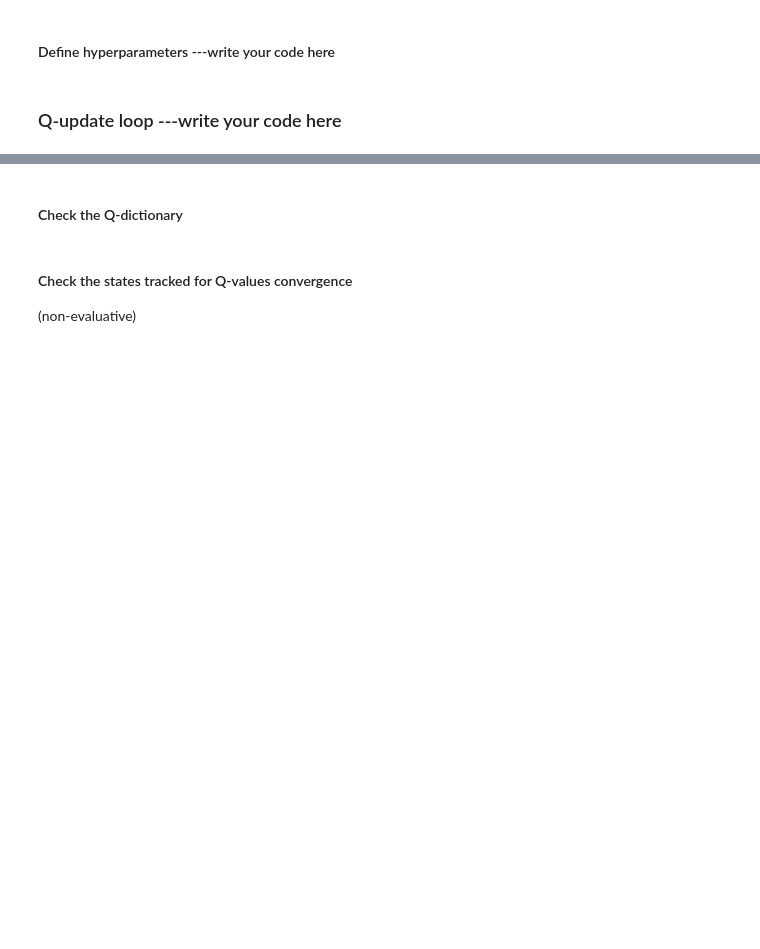
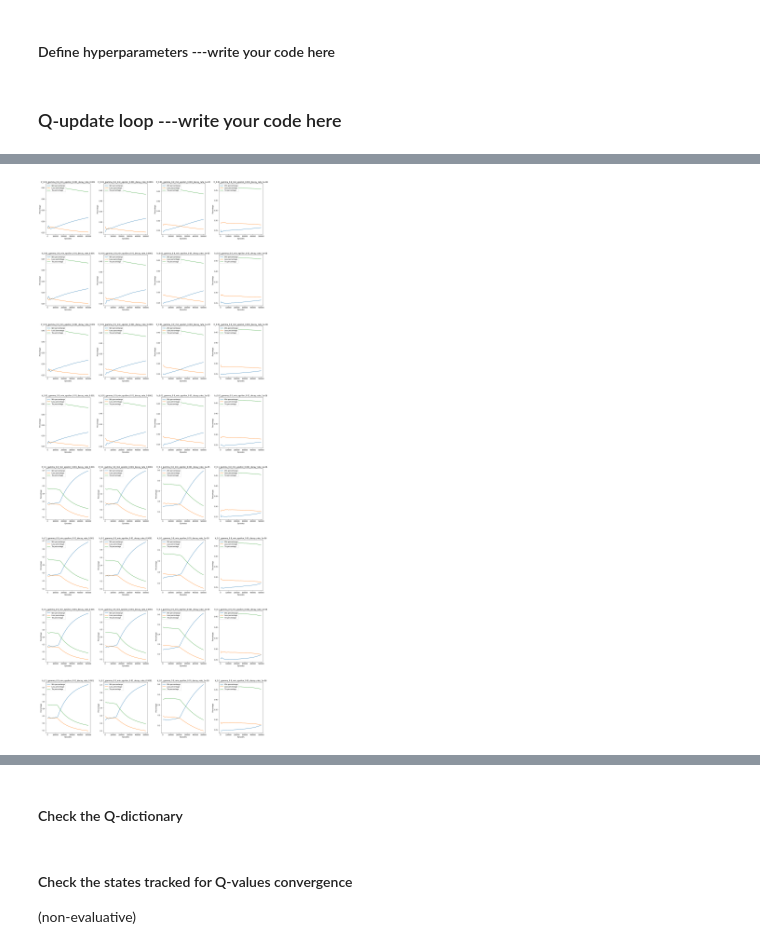
Before and after one commit to ashwanikumar04/rl-tic-tac-toe, a Jupyter notebook: TicTacToe_Agent.ipynb, the cells around one changed output, grey strips where cells are left out. Saved outputs shown, nothing was run; the diff lists cells and outputs as text; code cells hidden in the pictures; blank space fills up the shorter version.

```diff
--- a/TicTacToe_Agent.ipynb
+++ b/TicTacToe_Agent.ipynb
@@ -118,0 +332,31 @@ policy_threshold = 30000  #every these many episodes, the Q-dict will be updated
+# %%
+rows = 8
+columns = 4
+fig, axs = plt.subplots(rows, columns, figsize=(25, 50))
+
+for index, params in enumerate(hp_params):
+    name = get_model_name(params)
+
+    plt.subplot(rows, columns, index + 1, title=name)
+
+    model_data = stats.loc[stats['name'] == name]
+    plt.plot(model_data['episode'],
+             model_data['win'],
+             label='Win percentange')
+    plt.plot(model_data['episode'],
+             model_data['loss'],
+             label='Loss percentage')
+    plt.plot(model_data['episode'],
+             model_data['tie'],
+             label='Tie percentage')
+
+    plt.title(name)
+    plt.ylabel('Percentage')
+    plt.xlabel('Episodes')
+    plt.legend(loc="upper left")
+
+plt.subplots_adjust(top=0.99, bottom=0.01, hspace=0.4, wspace=0.3)
+plt.savefig('models_{}.png'.format(EPISODES))
+plt.show()
+# %% [output]
+[figure, added]
```
Also changed, not shown: parts of 22 cells of this notebook, 2 other files.
